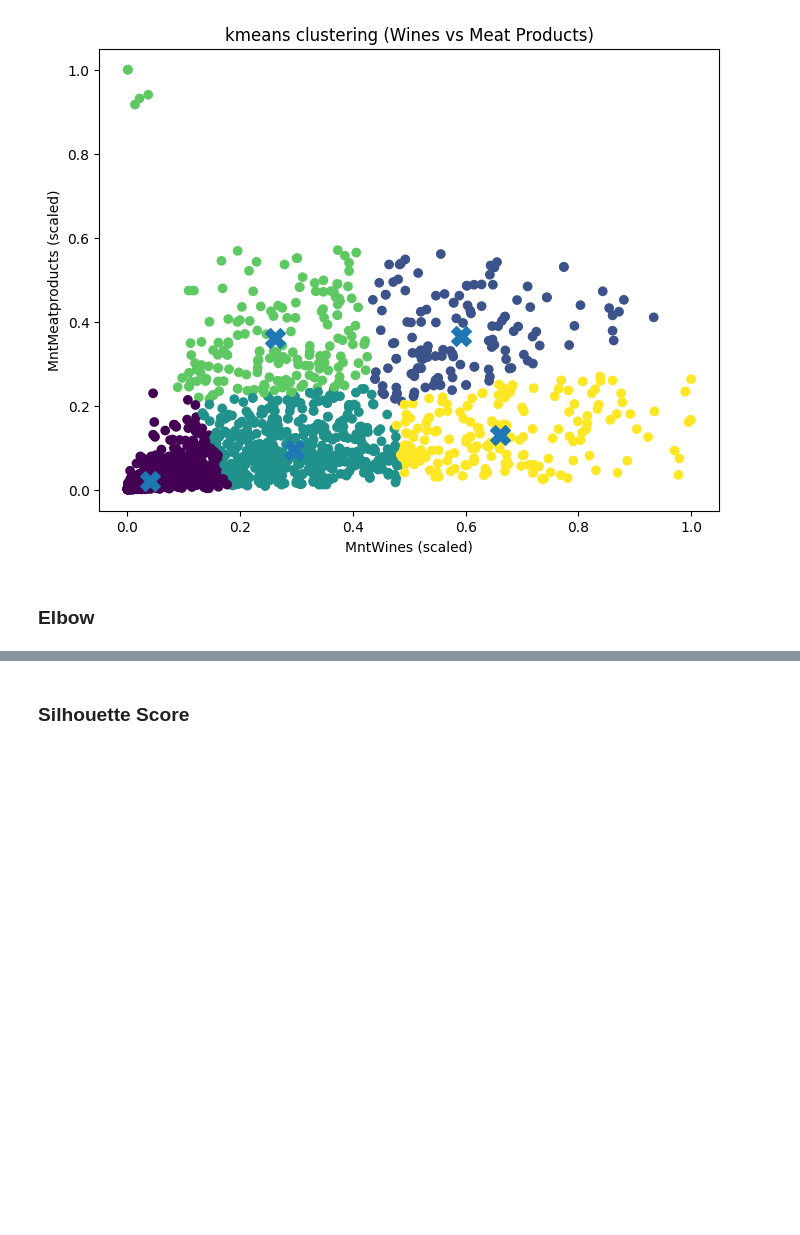
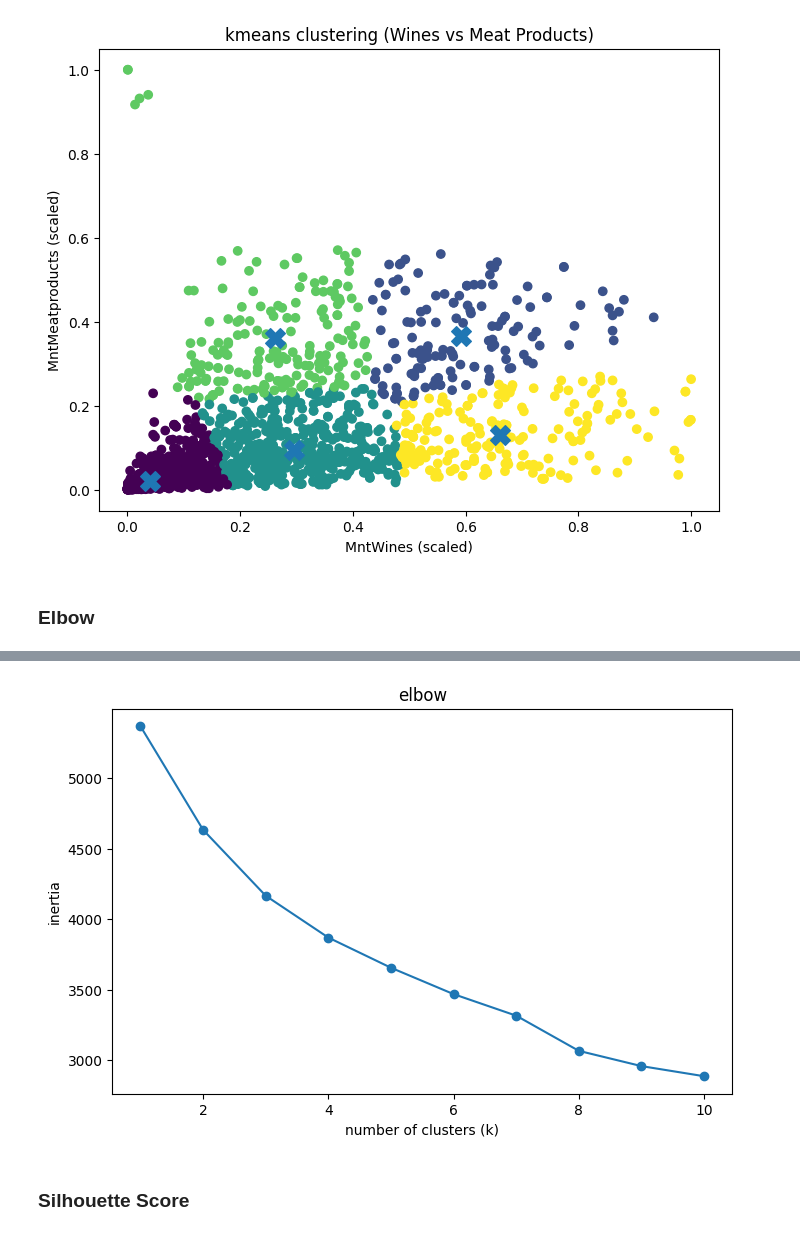
Before and after one commit to Avichay3/Full-training, a Jupyter notebook: Copy_of_Clustering_exercise.ipynb, the cells around one changed output, grey strips where cells are left out. Saved outputs shown, nothing was run; the diff lists cells and outputs as text; code cells hidden in the pictures; blank space fills up the shorter version.

Commit message:
elbow implementation

```diff
--- a/Copy_of_Clustering_exercise.ipynb
+++ b/Copy_of_Clustering_exercise.ipynb
@@ -278,3 +278,16 @@ df_scaled.head()
 | 2 | 0.699029 | 0.105097 | 0.0 | 0.0 | 0.262626 | 0.285332 | 0.246231 | 0.073623 | ... |
 | 3 | 0.883495 | 0.037471 | 0.5 | 0.0 | 0.262626 | 0.007368 | 0.020101 | 0.011594 | ... |
 | 4 | 0.854369 | 0.085065 | 0.5 | 0.0 | 0.949495 | 0.115874 | 0.216080 | 0.068406 | ... |
+# %%
+# fix missing values (KMeans cannot handle NaN)
+
+df_processed["Income"] = df_processed["Income"].fillna(df_processed["Income"].median())
+
+# rebuild scaled dataframe
+scaler = MinMaxScaler()
+df_scaled = pd.DataFrame(
+    scaler.fit_transform(df_processed),
+    columns=df_processed.columns
+)
+
+df_scaled.isna().sum().max()
@@ -320,3 +345,29 @@ plt.show()
+# %%
+# Elbow
+
+from sklearn.cluster import KMeans
+import matplotlib.pyplot as plt
+
+# use all scaled features
+X = df_scaled
+
+inertia_values = []
+
+# test different k values
+for k in range(1, 11):
+    kmeans = KMeans(n_clusters=k, random_state=42)
+    kmeans.fit(X)
+    inertia_values.append(kmeans.inertia_)
+
+# plot
+plt.figure(figsize=(8,5))
+plt.plot(range(1, 11), inertia_values, marker="o")
+plt.title("elbow")
+plt.xlabel("number of clusters (k)")
+plt.ylabel("inertia")
+plt.show()
+# %% [output]
+[figure, added]
 # %% [markdown]
 ### Silhouette Score
 # %% [markdown]
```
Also changed, not shown: parts of 2 cells of this notebook.
